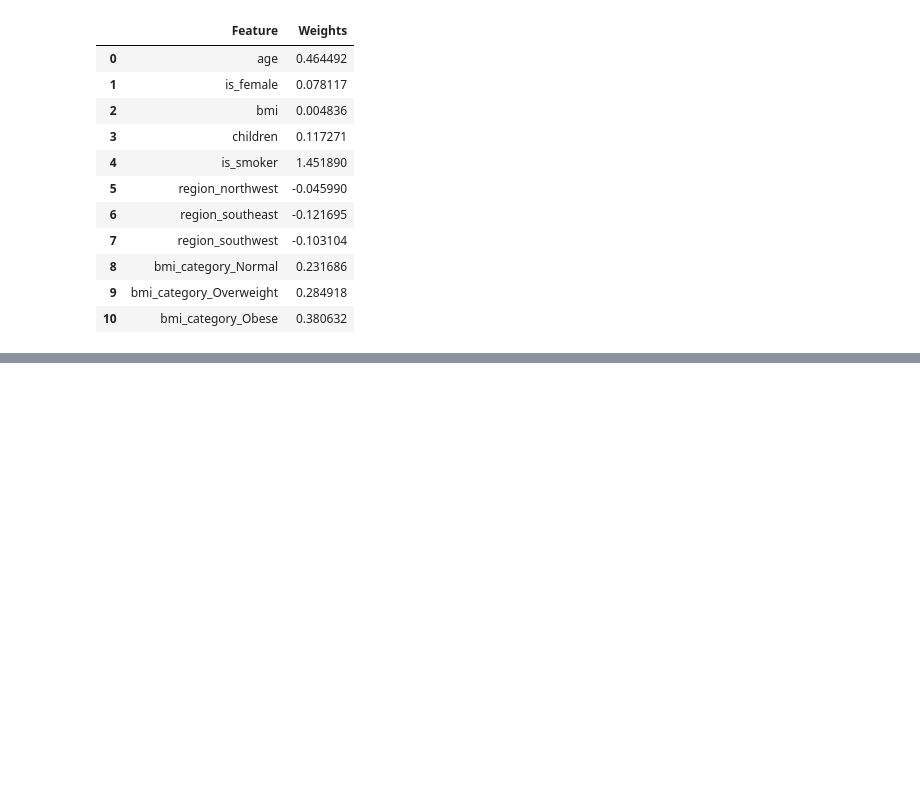
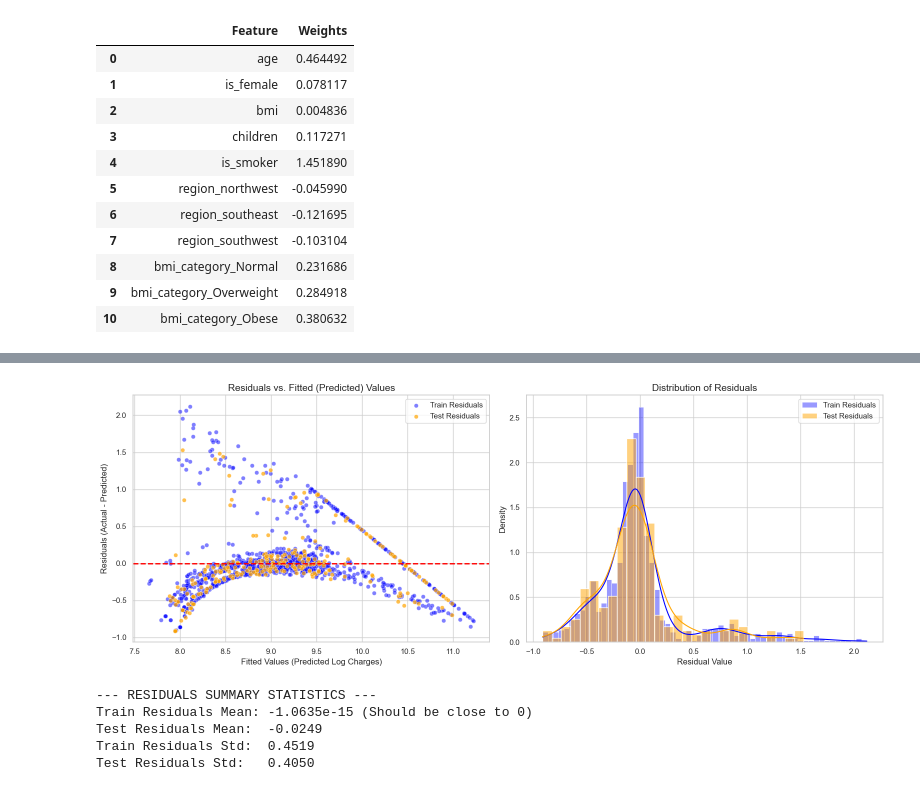
Before and after one commit to khushishahs02/exploratory-data-analysis, a Jupyter notebook: notebooks/03_Modeling.ipynb, the cells around one changed output, grey strips where cells are left out. Saved outputs shown, nothing was run; the diff lists cells and outputs as text; code cells hidden in the pictures; blank space fills up the shorter version.

Commit message:
feat: add residuals analysis and visualization to modeling notebook

```diff
--- a/notebooks/03_Modeling.ipynb
+++ b/notebooks/03_Modeling.ipynb
@@ -110,0 +118,47 @@ coefficients_df
+# %%
+import matplotlib.pyplot as plt
+import seaborn as sns
+
+# Calculate residuals
+residuals_train = y_train - y_train_pred
+residuals_test = y_test - y_test_pred
+
+# Set up the plotting style
+sns.set_theme(style="whitegrid")
+
+# Create subplots
+fig, axes = plt.subplots(1, 2, figsize=(16, 6))
+
+# 1. Residuals vs Fitted Plot
+sns.scatterplot(x=y_train_pred, y=residuals_train, ax=axes[0], color='blue', alpha=0.5, label='Train Residuals')
+sns.scatterplot(x=y_test_pred, y=residuals_test, ax=axes[0], color='orange', alpha=0.7, label='Test Residuals')
+axes[0].axhline(y=0, color='red', linestyle='--', linewidth=2)
+axes[0].set_title('Residuals vs. Fitted (Predicted) Values', fontsize=14)
+axes[0].set_xlabel('Fitted Values (Predicted Log Charges)', fontsize=12)
+axes[0].set_ylabel('Residuals (Actual - Predicted)', fontsize=12)
+axes[0].legend()
+
+# 2. Distribution of Residuals
+sns.histplot(residuals_train, kde=True, ax=axes[1], color='blue', alpha=0.4, label='Train Residuals', stat="density")
+sns.histplot(residuals_test, kde=True, ax=axes[1], color='orange', alpha=0.5, label='Test Residuals', stat="density")
+axes[1].set_title('Distribution of Residuals', fontsize=14)
+axes[1].set_xlabel('Residual Value', fontsize=12)
+axes[1].set_ylabel('Density', fontsize=12)
+axes[1].legend()
+
+plt.tight_layout()
+plt.show()
+
+# Print statistics of residuals
+print("--- RESIDUALS SUMMARY STATISTICS ---")
+print(f"Train Residuals Mean: {residuals_train.mean():.4e} (Should be close to 0)")
+print(f"Test Residuals Mean:  {residuals_test.mean():.4f}")
+print(f"Train Residuals Std:  {residuals_train.std():.4f}")
+print(f"Test Residuals Std:   {residuals_test.std():.4f}")
+# %% [output]
+[figure, added]
+--- RESIDUALS SUMMARY STATISTICS ---
+Train Residuals Mean: -1.0635e-15 (Should be close to 0)
+Test Residuals Mean:  -0.0249
+Train Residuals Std:  0.4519
+Test Residuals Std:   0.4050
```
Also changed, not shown: parts of 1 cell of this notebook.
